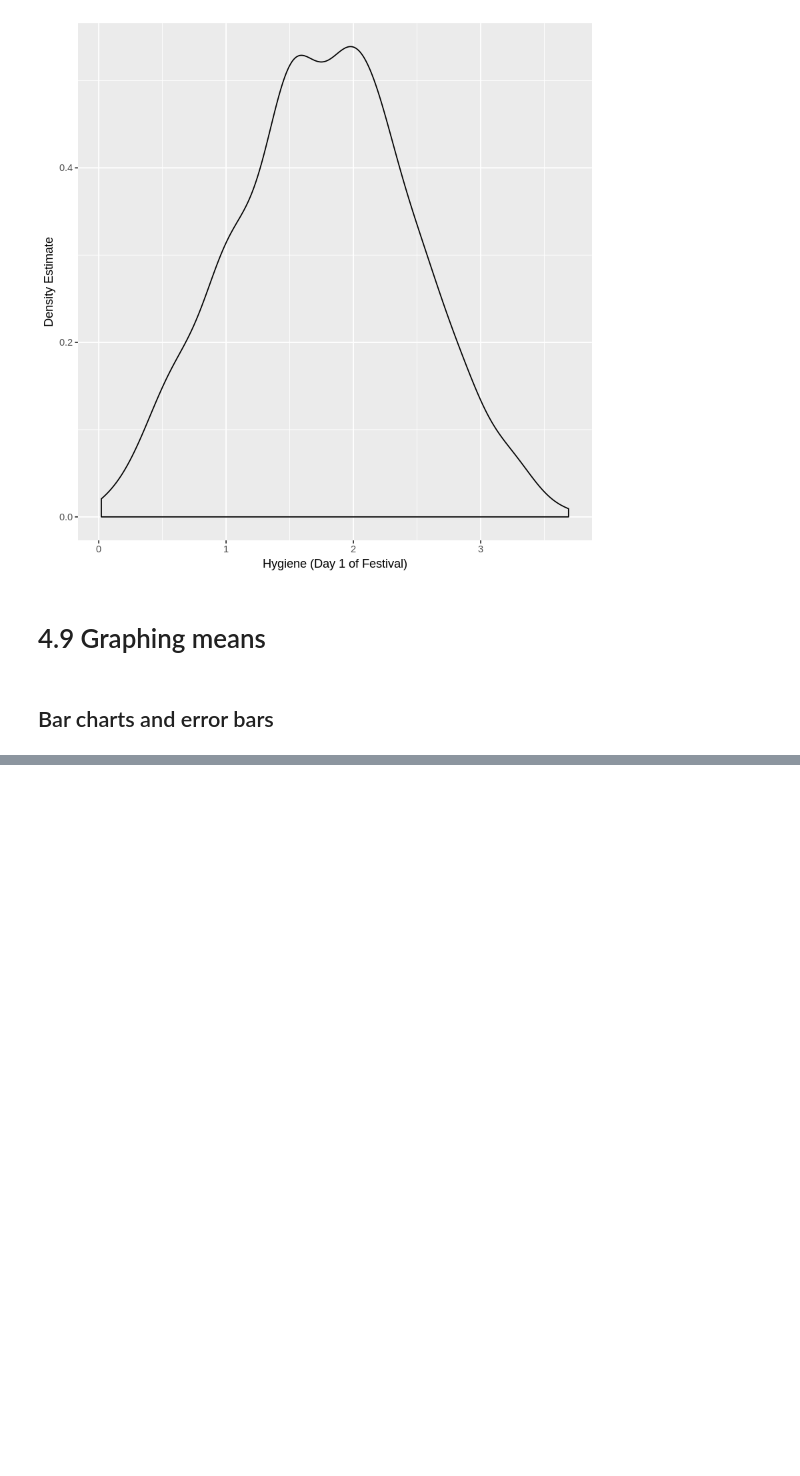
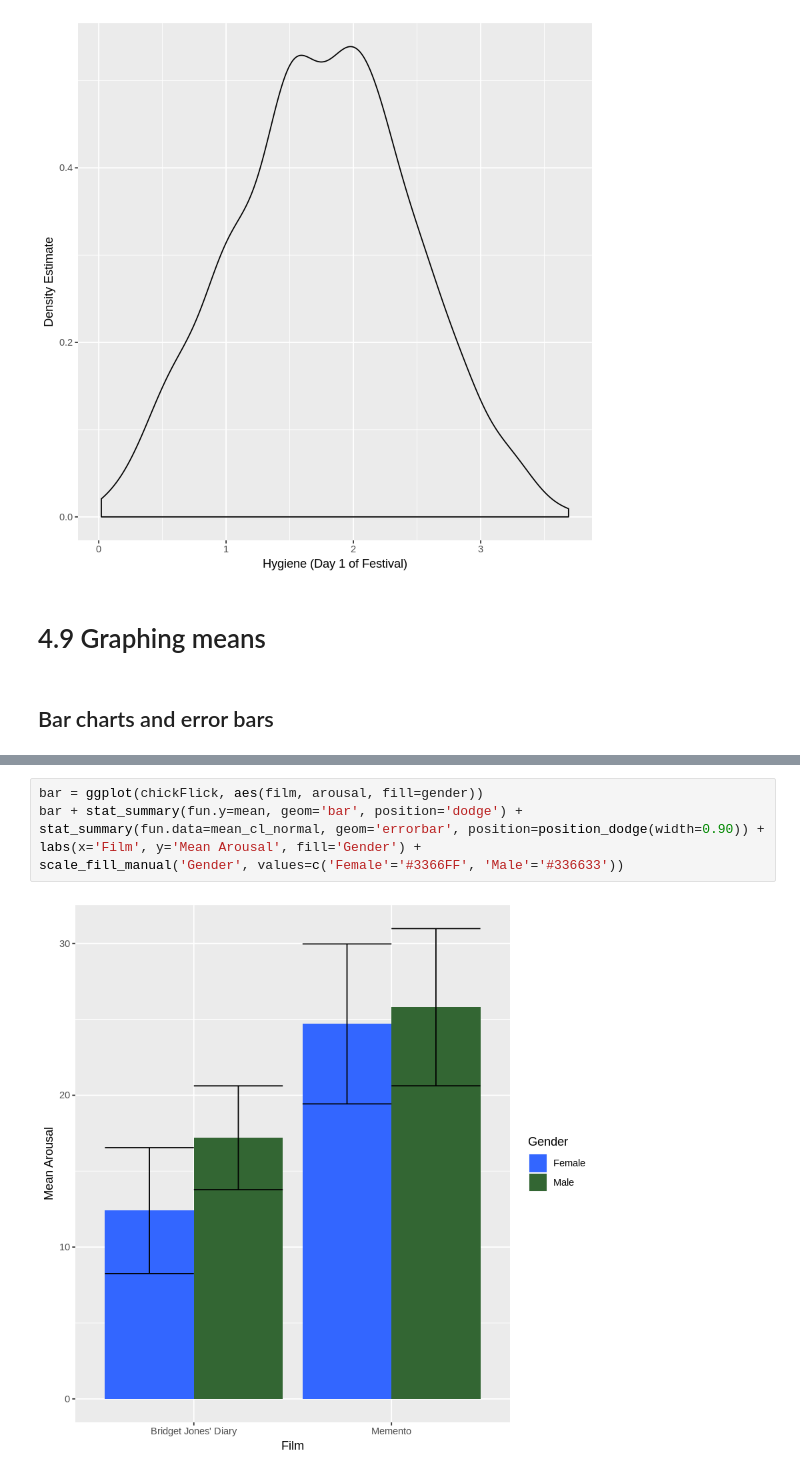
Before and after one commit to dknguyengit/fieldstats, a Jupyter notebook: 4.ipynb, the cells around one changed output, grey strips where cells are left out. Drawn from its saved outputs; the diff is of its cells as text; blank space fills up the shorter version.

```diff
--- a/4.ipynb
+++ b/4.ipynb
@@ -111,0 +120,8 @@ density + geom_density() + labs(x='Hygiene (Day 1 of Festival)', y='Density Esti
+# %%
+bar = ggplot(chickFlick, aes(film, arousal, fill=gender))
+bar + stat_summary(fun.y=mean, geom='bar', position='dodge') +
+stat_summary(fun.data=mean_cl_normal, geom='errorbar', position=position_dodge(width=0.90)) +
+labs(x='Film', y='Mean Arousal', fill='Gender') +
+scale_fill_manual('Gender', values=c('Female'='#3366FF', 'Male'='#336633'))
+# %% [output]
+[figure, added]
```
Also changed, not shown: parts of 14 cells of this notebook.
